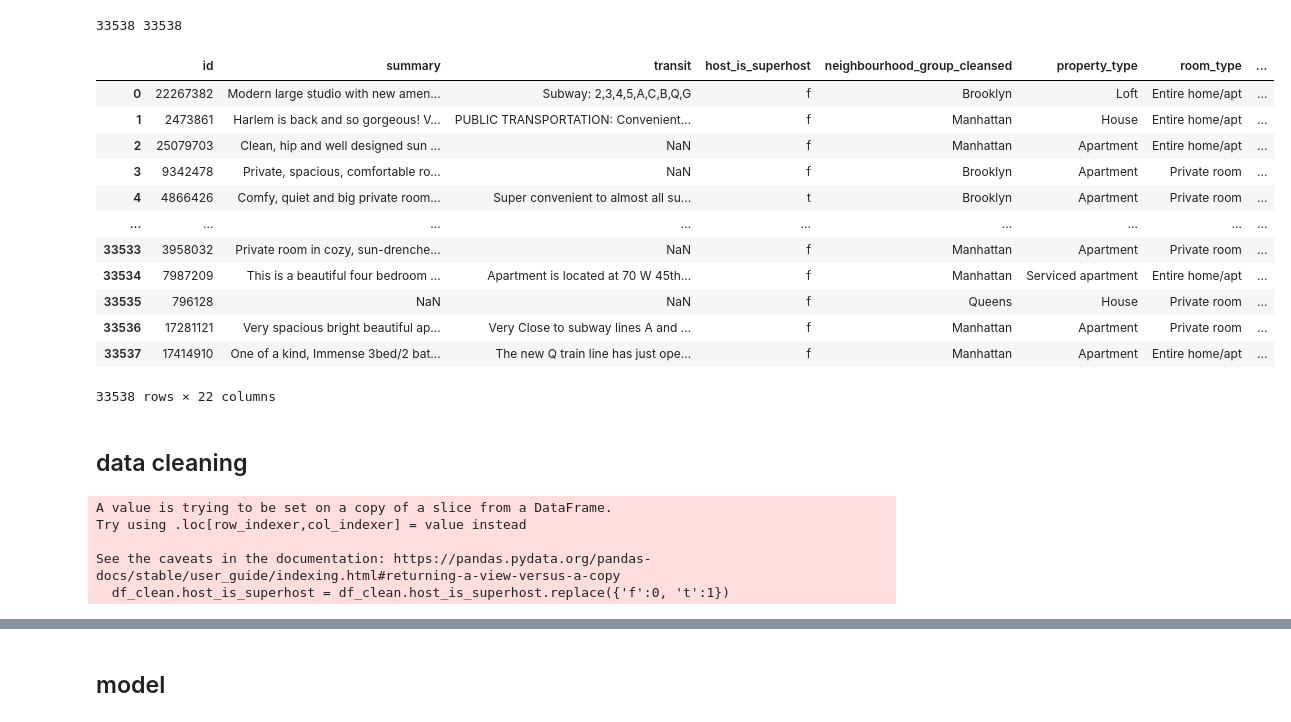
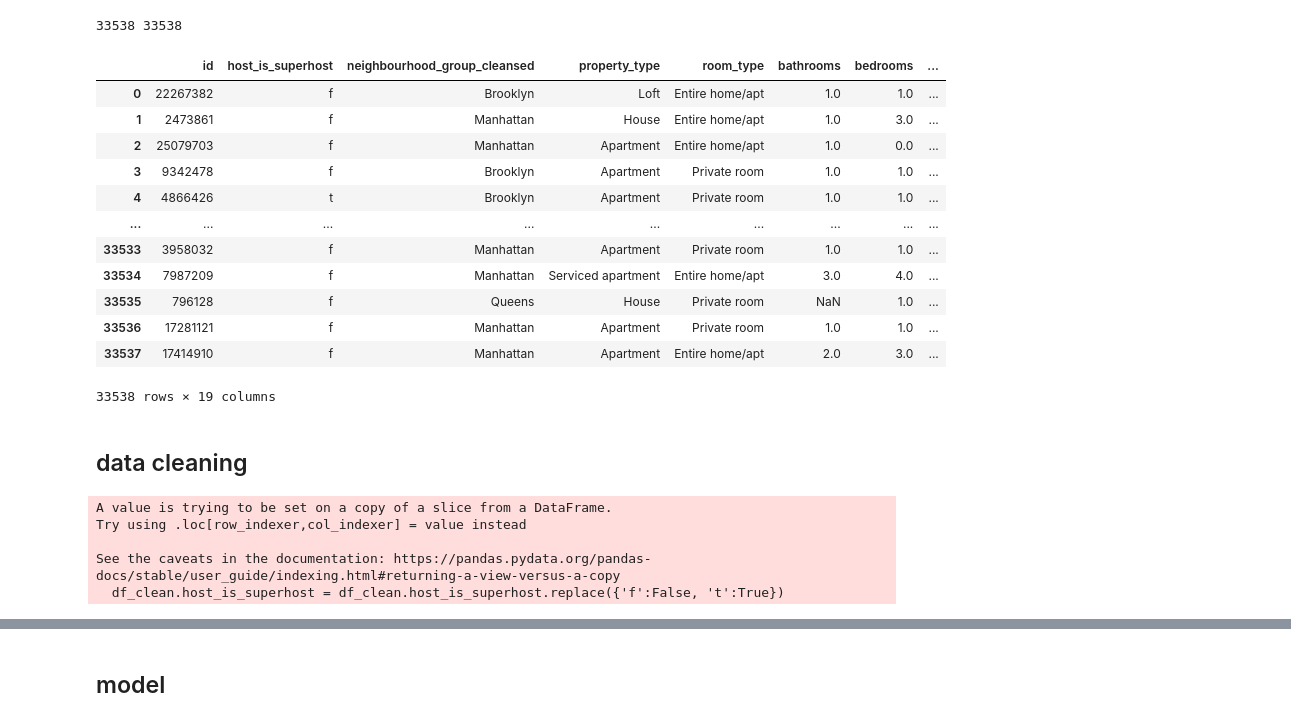
Before and after one commit to jiyeonsongg/data-mining-challenge, a Jupyter notebook: challenge_song.ipynb, the cells around one changed output, grey strips where cells are left out. Cells and saved outputs as stored; diff of their text form; code cells hidden in the pictures.

```diff
--- a/challenge_song.ipynb
+++ b/challenge_song.ipynb
@@ -13,6 +13,7 @@ import re
 
 %matplotlib inline
 %config InlineBackend.figure_format = 'retina'  # Higher resolution figures
+pd.options.display.max_columns = None
 # %% [markdown]
 Assignment Submission Page: https://www.kaggle.com/competitions/ucsd-dsc190-wi23-introduction-to-data-mining/
 # %%
@@ -110,34 +111,34 @@ print(len(train_X), len(train_y))
 # %% [output]
 33538 33538
 # %%
-df_clean = df[['id', 'summary', 'transit', 'host_is_superhost', 'neighbourhood_group_cleansed', \
-    'property_type', 'room_type', 'bathrooms', 'bedrooms', 'beds', 'bed_type', 'amenities', \
+df_clean = df[['id', 'host_is_superhost', 'neighbourhood_group_cleansed', \
+    'property_type', 'room_type', 'bathrooms', 'bedrooms', 'beds', 'bed_type', \
     'price', 'guests_included', 'number_of_reviews', 'review_scores_rating', \
     'review_scores_accuracy', 'review_scores_cleanliness', 'review_scores_checkin', \
     'review_scores_communication', 'review_scores_location', 'review_scores_value']]
 df_clean
 # %% [output]
-|  | id | summary | transit | host_is_superhost | neighbourhood_group_cleansed | property_type | room_type | ... |
-| 0 | 22267382 | Modern large studio with new amen... | Subway: 2,3,4,5,A,C,B,Q,G | f | Brooklyn | Loft | Entire home/apt | ... |
-| 1 | 2473861 | Harlem is back and so gorgeous! V... | PUBLIC TRANSPORTATION: Convenient... | f | Manhattan | House | Entire home/apt | ... |
-| 2 | 25079703 | Clean, hip and well designed sun ... | NaN | f | Manhattan | Apartment | Entire home/apt | ... |
-| 3 | 9342478 | Private, spacious, comfortable ro... | NaN | f | Brooklyn | Apartment | Private room | ... |
-| 4 | 4866426 | Comfy, quiet and big private room... | Super convenient to almost all su... | t | Brooklyn | Apartment | Private room | ... |
+|  | id | host_is_superhost | neighbourhood_group_cleansed | property_type | room_type | bathrooms | bedrooms | ... |
+| 0 | 22267382 | f | Brooklyn | Loft | Entire home/apt | 1.0 | 1.0 | ... |
+| 1 | 2473861 | f | Manhattan | House | Entire home/apt | 1.0 | 3.0 | ... |
+| 2 | 25079703 | f | Manhattan | Apartment | Entire home/apt | 1.0 | 0.0 | ... |
+| 3 | 9342478 | f | Brooklyn | Apartment | Private room | 1.0 | 1.0 | ... |
+| 4 | 4866426 | t | Brooklyn | Apartment | Private room | 1.0 | 1.0 | ... |
 | ... | ... | ... | ... | ... | ... | ... | ... | ... |
-| 33533 | 3958032 | Private room in cozy, sun-drenche... | NaN | f | Manhattan | Apartment | Private room | ... |
-| 33534 | 7987209 | This is a beautiful four bedroom ... | Apartment is located at 70 W 45th... | f | Manhattan | Serviced apartment | Entire home/apt | ... |
-| 33535 | 796128 | NaN | NaN | f | Queens | House | Private room | ... |
-| 33536 | 17281121 | Very spacious bright beautiful ap... | Very Close to subway lines A and ... | f | Manhattan | Apartment | Private room | ... |
-| 33537 | 17414910 | One of a kind, Immense 3bed/2 bat... | The new Q train line has just ope... | f | Manhattan | Apartment | Entire home/apt | ... |
+| 33533 | 3958032 | f | Manhattan | Apartment | Private room | 1.0 | 1.0 | ... |
+| 33534 | 7987209 | f | Manhattan | Serviced apartment | Entire home/apt | 3.0 | 4.0 | ... |
+| 33535 | 796128 | f | Queens | House | Private room | NaN | 1.0 | ... |
+| 33536 | 17281121 | f | Manhattan | Apartment | Private room | 1.0 | 1.0 | ... |
+| 33537 | 17414910 | f | Manhattan | Apartment | Entire home/apt | 2.0 | 3.0 | ... |
-33538 rows × 22 columns
+33538 rows × 19 columns
 # %% [markdown]
 ## data cleaning
 # %%
-df_clean.host_is_superhost = df_clean.host_is_superhost.replace({'f':0, 't':1})
+df_clean.host_is_superhost = df_clean.host_is_superhost.replace({'f':False, 't':True})
 # %% [output]
 A value is trying to be set on a copy of a slice from a DataFrame.
 Try using .loc[row_indexer,col_indexer] = value instead
 
 See the caveats in the documentation: https://pandas.pydata.org/pandas-docs/stable/user_guide/indexing.html#returning-a-view-versus-a-copy
-  df_clean.host_is_superhost = df_clean.host_is_superhost.replace({'f':0, 't':1})
+  df_clean.host_is_superhost = df_clean.host_is_superhost.replace({'f':False, 't':True})
 # %%
```
Also changed, not shown: parts of 21 cells of this notebook, 3 other files.
